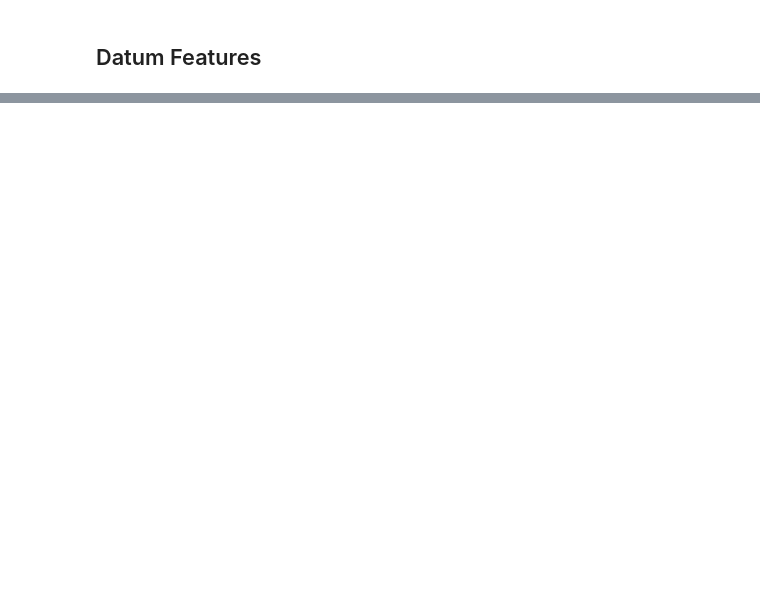
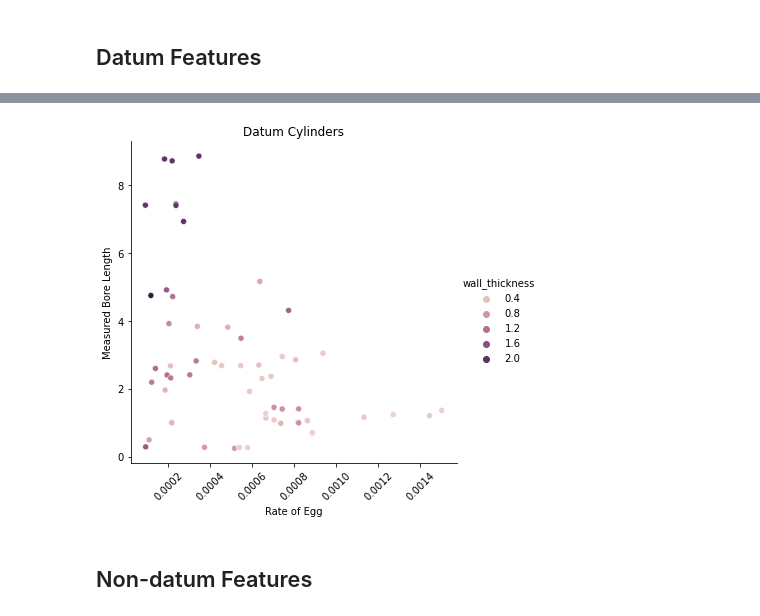
Before and after one commit to brand-clear/dimensional-edas, a Jupyter notebook: seal_sleeve_eda.ipynb, the cells around one changed output, grey strips where cells are left out. Cells and saved outputs as stored; diff of their text form; code cells hidden in the pictures; blank space fills up the shorter version.

```diff
--- a/seal_sleeve_eda.ipynb
+++ b/seal_sleeve_eda.ipynb
@@ -106,0 +126,12 @@ plt.show()
+# %%
+Btotal['length_meas'] = Btotal['length_nom'] * Btotal['length_per']
+sns.relplot(x='egg_rate', y='length_meas', data=Btotal, hue='wall_thickness')
+plt.title('Datum Cylinders')
+plt.xlabel('Rate of Egg')
+plt.ylabel('Measured Bore Length')
+plt.xticks(rotation=45)
+plt.show()
+# %% [output]
+[figure, added]
+# %% [markdown]
+## Non-datum Features
```
Also changed, not shown: parts of 17 cells of this notebook.
